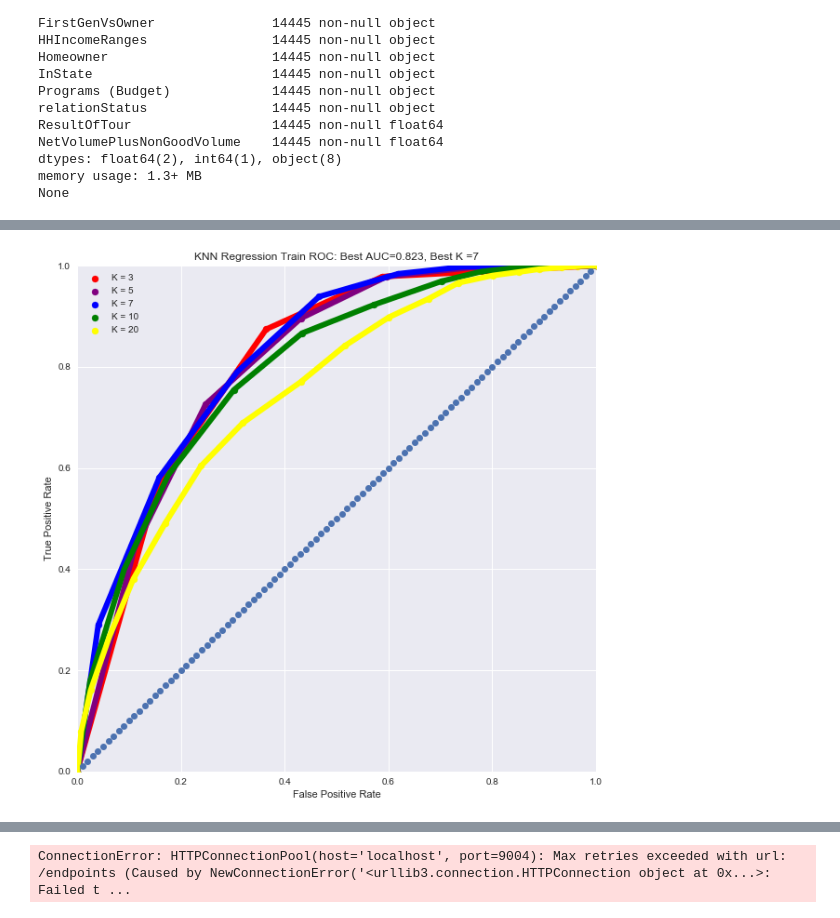
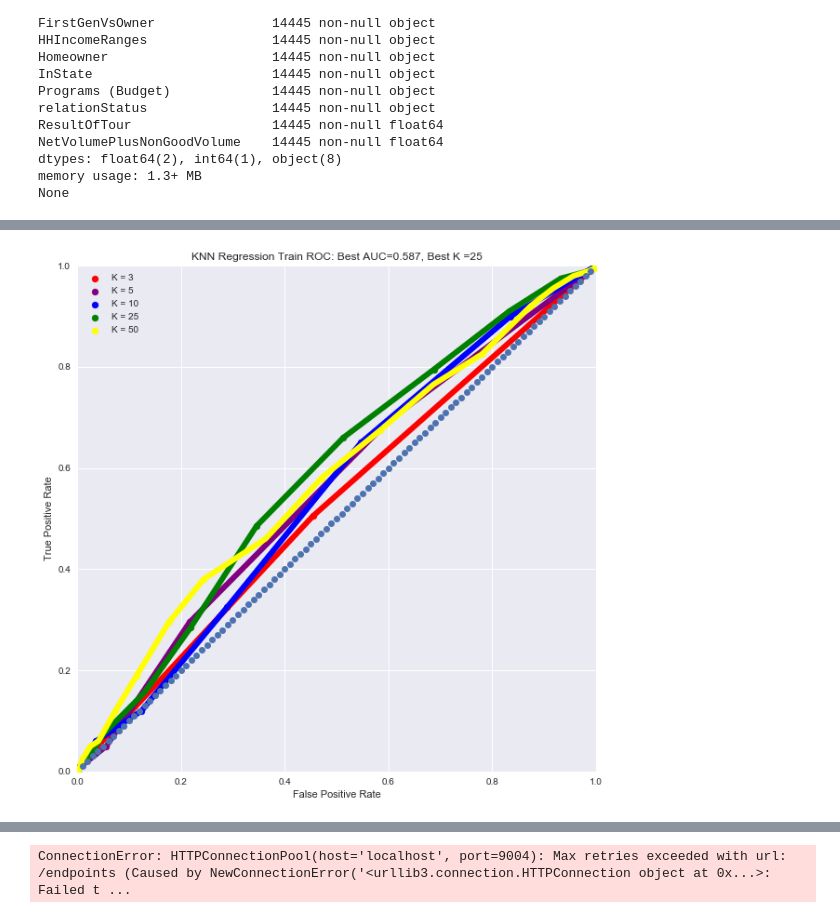
Before and after one commit to zcblack/Springboard, a Jupyter notebook: Capstone2/SpringboardDataCleanUp.ipynb, the cells around one changed output, grey strips where cells are left out. Saved outputs shown, nothing was run; the diff lists cells and outputs as text; code cells hidden in the pictures.

```diff
--- a/Capstone2/SpringboardDataCleanUp.ipynb
+++ b/Capstone2/SpringboardDataCleanUp.ipynb
@@ -501,22 +608,30 @@ from sklearn.linear_model import LogisticRegression
 from sklearn.model_selection import StratifiedShuffleSplit
 from sklearn import metrics
 from imblearn.over_sampling import SMOTE
+from imblearn.over_sampling import ADASYN
+from imblearn.under_sampling import ClusterCentroids
+from imblearn.under_sampling import RandomUnderSampler
+from imblearn.under_sampling import TomekLinks
 from sklearn.model_selection import train_test_split
 
 
-dfX = df.drop(['ResultOfTour',  'AgentLine', 'NetVolumePlusNonGoodVolume'], axis = 1)
+dfX = df.drop(['ResultOfTour',  'AgentLine', 'NetVolumePlusNonGoodVolume', 'gen'], axis = 1)
 
 X_train, X_test, y_train, y_test = train_test_split(dfX, df['ResultOfTour'], stratify=df['ResultOfTour'], test_size=0.25,)
 
 dfX = pd.get_dummies(X_train, prefix=['BookingWindow', 'FirstGenVsOwner',
        'HHIncomeRanges', 'Homeowner', 'InState', 'Programs (Budget)',
        'relationStatus'])
+X_test = pd.get_dummies(X_test, prefix=['BookingWindow', 'FirstGenVsOwner',
+       'HHIncomeRanges', 'Homeowner', 'InState', 'Programs (Budget)',
+       'relationStatus'])
 
 dfX2 = dfX
 
+
 dfY = y_train
-sm = SMOTE(random_state=42)
-dfX1, dfY1 = sm.fit_sample(dfX, dfY)
+resample = TomekLinks(random_state=42)
+dfX1, dfY1 = resample.fit_sample(dfX, dfY.astype(int))
 dfX1= pd.DataFrame(dfX1, columns = dfX2.columns)
 dfY1= pd.DataFrame(dfY1)
 
@@ -624,37 +742,37 @@ i = 0
 colors= ['red','purple','blue','green','yellow']
 
 #make cross validation of K values and kfold
-Ks = [3,5,7,10,20]
+Ks = [3,5,10,25,50]
 
 #change  figure size
 mpl.rcParams['figure.figsize'] = (10,10)
 
 
 #ROC plot of model accuracy
 sns.set()
 plt.xlim(0,1)
 plt.ylim(0,1)
 plt.xlabel('False Positive Rate')
 plt.ylabel('True Positive Rate')
 
 for train, test in kf.split(dfX1,dfY1):
     knn = KNeighborsClassifier(Ks[i])
     knn.fit(dfX1.iloc[train.tolist()],dfY1.iloc[train.tolist()])
     preds = knn.predict_proba(dfX1.iloc[test.tolist()])[:,1]
     fpr, tpr, threshold = metrics.roc_curve(dfY1.iloc[test.tolist()], preds)
     auc = metrics.auc(fpr,tpr)
     if auc>bestAUCK:
         bestK=Ks[i]
         bestAUCK=auc
     i += 1
     plt.scatter(x=fpr, y=tpr, c = colors[i-1],label='K = '+str(Ks[i-1]))
     plt.plot(fpr,tpr, color = colors[i-1], linewidth=6.0)
 plt.legend()
 plt.title('KNN Regression Train ROC: Best AUC='+str(round(bestAUCK,3))+', Best K ='+str(bestK))
 plt.plot(x,y,'o')
 plt.show()
 # %% [output]
-[figure, old version]
+[figure, new version]
 # %%
 from sklearn.ensemble import RandomForestClassifier
 
```
Also changed, not shown: parts of 23 cells of this notebook.
